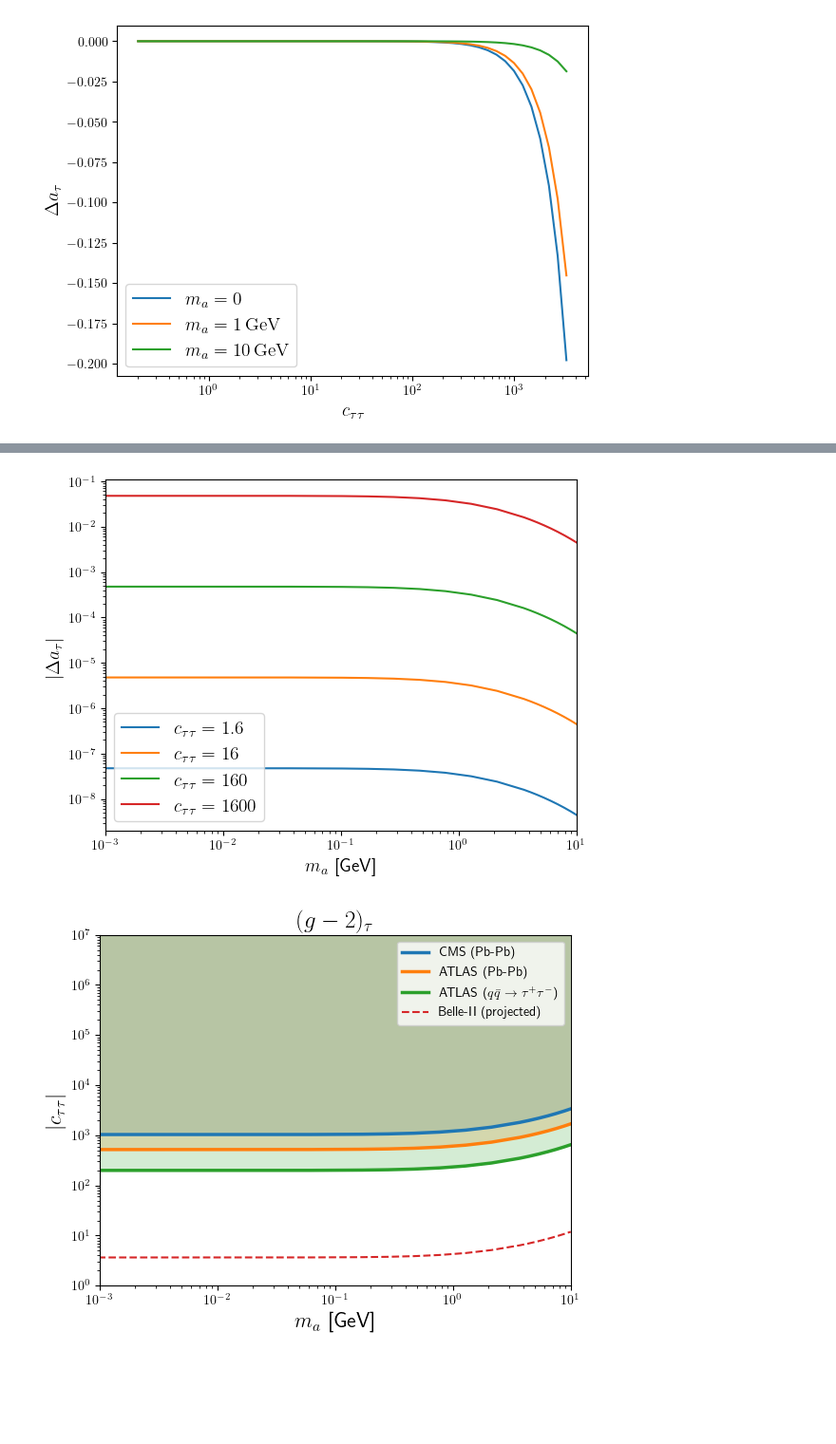
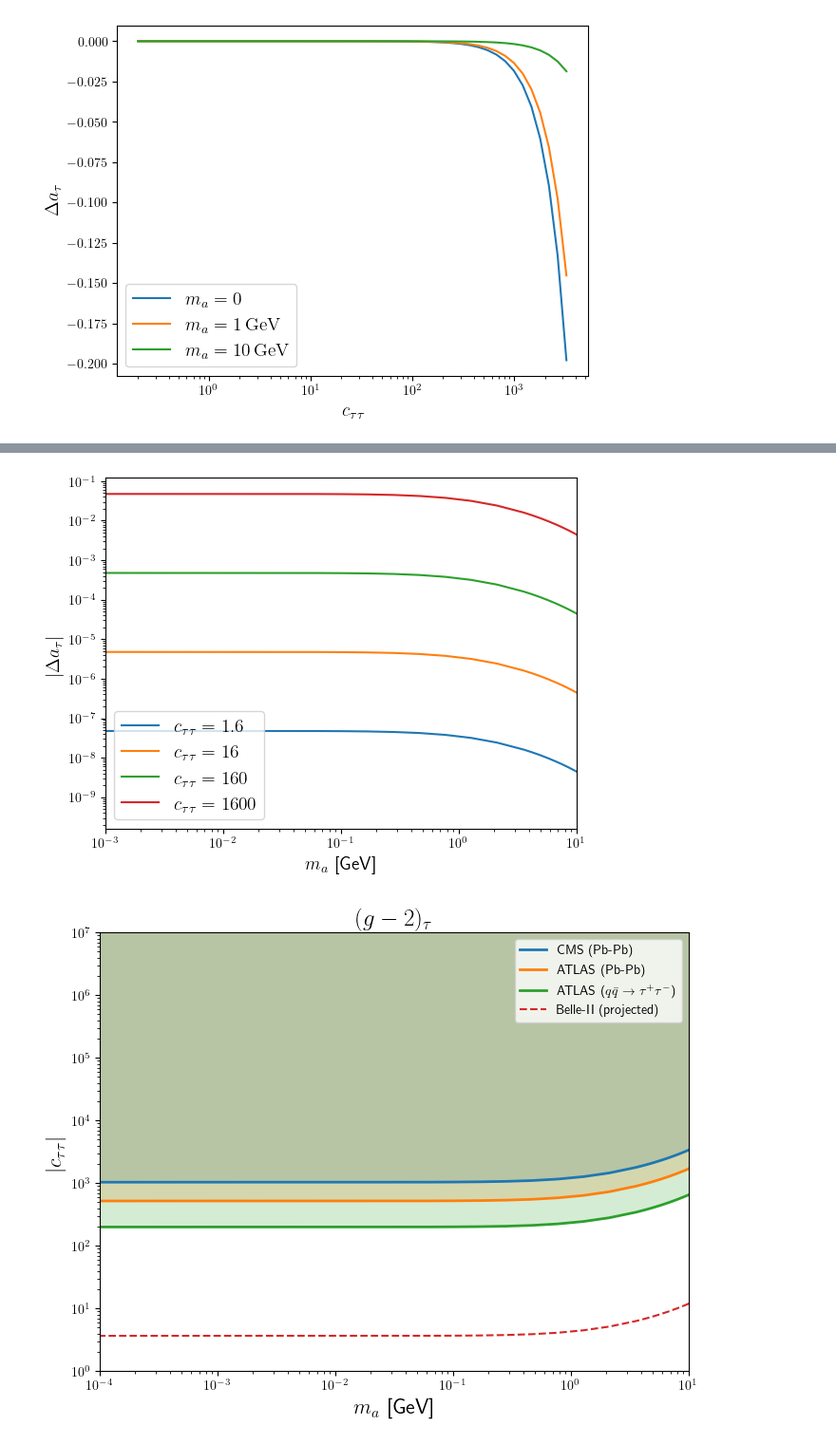
Before and after one commit to Jorge-Alda/tauALPs, a Jupyter notebook: g2tau_ALP.ipynb, the cells around one changed output, grey strips where cells are left out. Shown at 95% size. Saved outputs shown, nothing was run; the diff lists cells and outputs as text; code cells hidden in the pictures; blank space fills up the shorter version.

Commit message:
Money plot

```diff
--- a/g2tau_ALP.ipynb
+++ b/g2tau_ALP.ipynb
@@ -67,7 +67,7 @@ plt.show()
 # %% [output]
 [figure]
 # %%
-x_ma = np.concatenate([np.power(10, np.linspace(-8, np.log10(1.98*mtau), 40)), np.linspace(1.981*mtau, 2.019*mtau, 50), np.power(10, np.linspace(np.log10(2.02*mtau), 1, 40))])
+x_ma = np.concatenate([np.power(10, np.linspace(-8, np.log10(1.98*mtau), 40)), np.linspace(1.981*mtau, 2.019*mtau, 50), np.power(10, np.linspace(np.log10(2.02*mtau), 1.4, 50))])
 # %%
 y_a1 = np.array([Delta_atau(0.8, float(ma)) for ma in x_ma])
 y_a10 = np.array([Delta_atau(8, float(ma)) for ma in x_ma])
@@ -95,7 +95,7 @@ plt.xlim([1e-3, 10])
 plt.legend(fontsize=14)
 plt.show()
 # %% [output]
-[figure, old version]
+[figure, new version]
 # %%
 atau_SM = 117721e-8 # hep-ph/0701260
 
@@ -108,23 +108,24 @@ bound_ATLASpair = np.sqrt((atau_ATLASpair-atau_SM)/np.array([Delta_atau(1, m) fo
 bound_CMS = np.sqrt((atau_CMS-atau_SM)/np.array([Delta_atau(1, m) for m in x_ma]))
 bound_BelleII = np.sqrt(-1e-6/np.array([Delta_atau(1, m) for m in x_ma]))
 # %%
+plt.figure(figsize=(8, 6))
 ax = plt.gca()
 ax.set_xscale('log')
 ax.set_yscale('log')
-plt.plot(x_ma, bound_CMS, label=r'CMS (Pb-Pb)', lw=2.5)
+plt.plot(x_ma, bound_CMS, label=r'CMS (Pb-Pb)', lw=2)
 plt.fill_between(x_ma, bound_CMS, 1e7, alpha=0.2)
-plt.plot(x_ma, bound_ATLASPb, label=r'ATLAS (Pb-Pb)', lw=2.5)
+plt.plot(x_ma, bound_ATLASPb, label=r'ATLAS (Pb-Pb)', lw=2)
 plt.fill_between(x_ma, bound_ATLASPb, 1e7, alpha=0.2)
-plt.plot(x_ma, bound_ATLASpair, label=r'ATLAS ($q\bar{q}\to\tau^+\tau^-$)', lw=2.5)
+plt.plot(x_ma, bound_ATLASpair, label=r'ATLAS ($q\bar{q}\to\tau^+\tau^-$)', lw=2)
 plt.fill_between(x_ma, bound_ATLASpair, 1e7, alpha=0.2)
 
 plt.plot(x_ma, bound_BelleII, label=r'Belle-II (projected)', ls='dashed')
 plt.xlabel(r'$m_a$ [GeV]', fontsize=16)
 plt.ylabel(r'$|c_{\tau\tau}|$', fontsize=16)
 plt.title(r'$(g-2)_\tau$', fontsize=18)
-plt.xlim(1e-3, 10)
+plt.xlim(1e-4, 10)
 plt.ylim(1, 1e7)
 plt.legend()
 plt.savefig('g2tau.png')
 # %% [output]
-[figure, old version]
+[figure, new version]
```
Also changed, not shown: parts of 2 cells of this notebook, 9 other files.
